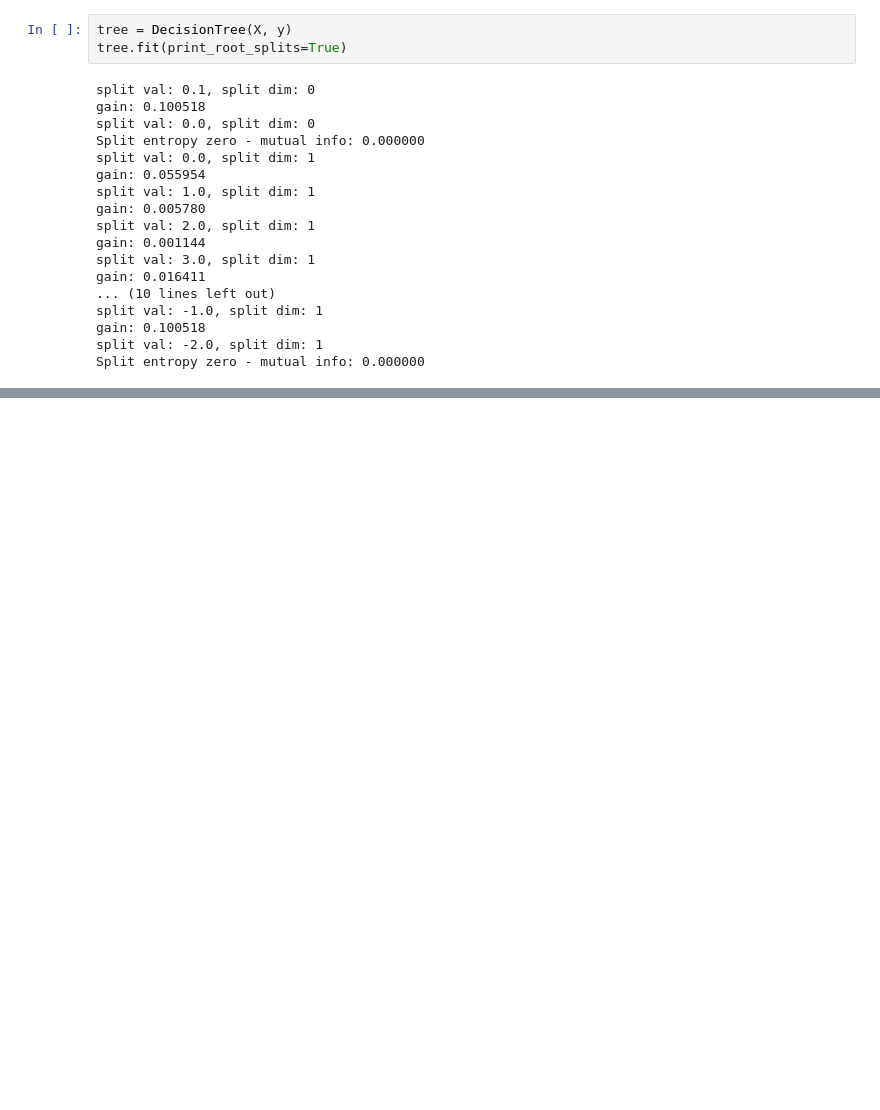
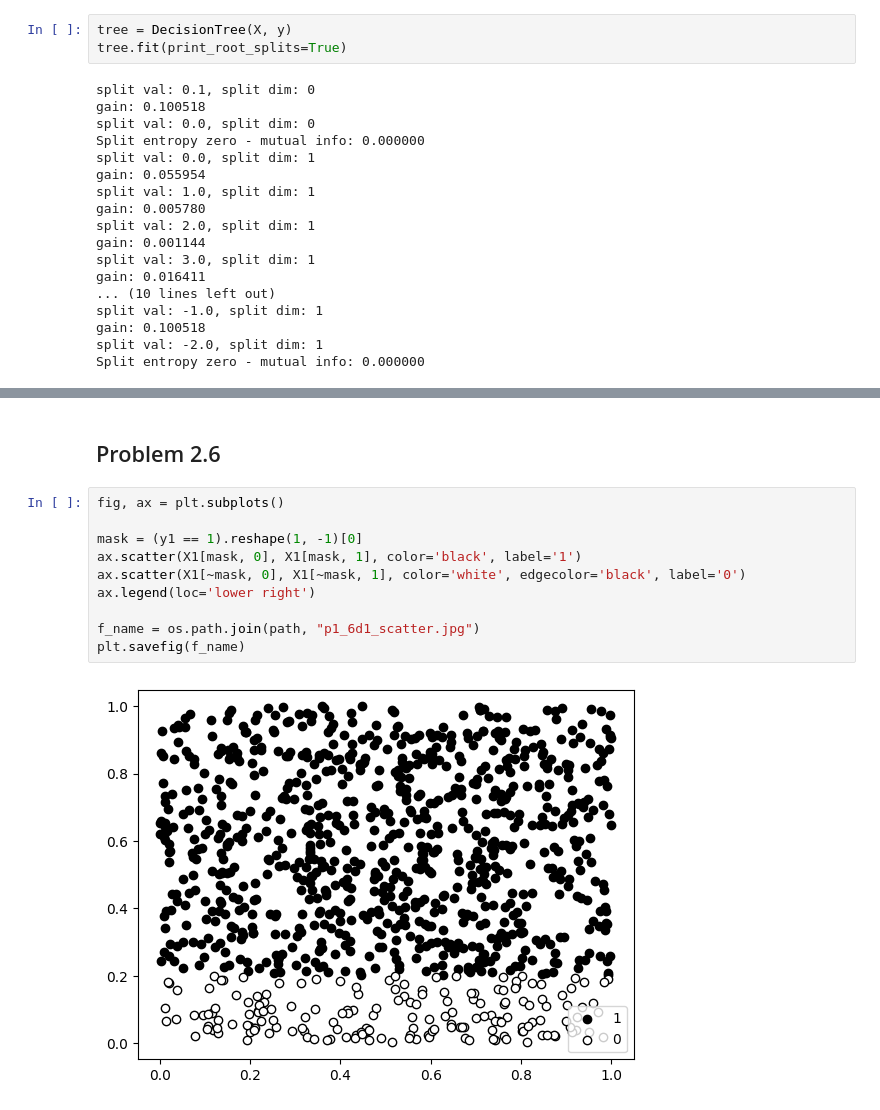
Before and after one commit to wgraysonp/CS760, a Jupyter notebook: HW_2/HW2.ipynb, the cells around one changed output, grey strips where cells are left out. Cells and saved outputs as stored; diff of their text form; blank space fills up the shorter version.

```diff
--- a/HW_2/HW2.ipynb
+++ b/HW_2/HW2.ipynb
@@ -58,0 +127,14 @@ Split entropy zero - mutual info: 0.000000
+# %% [markdown]
+## Problem 2.6
+# %%
+fig, ax = plt.subplots()
+
+mask = (y1 == 1).reshape(1, -1)[0]
+ax.scatter(X1[mask, 0], X1[mask, 1], color='black', label='1')
+ax.scatter(X1[~mask, 0], X1[~mask, 1], color='white', edgecolor='black', label='0')
+ax.legend(loc='lower right')
+
+f_name = os.path.join(path, "p1_6d1_scatter.jpg")
+plt.savefig(f_name)
+# %% [output]
+[figure, added]
```
Also changed, not shown: parts of 33 cells of this notebook, 1 other file.
